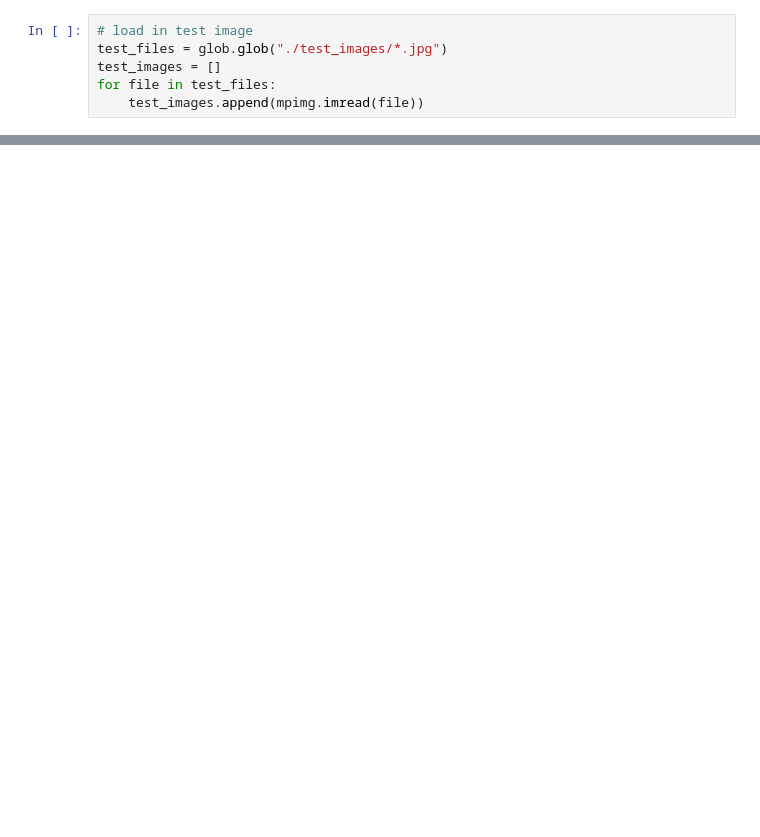
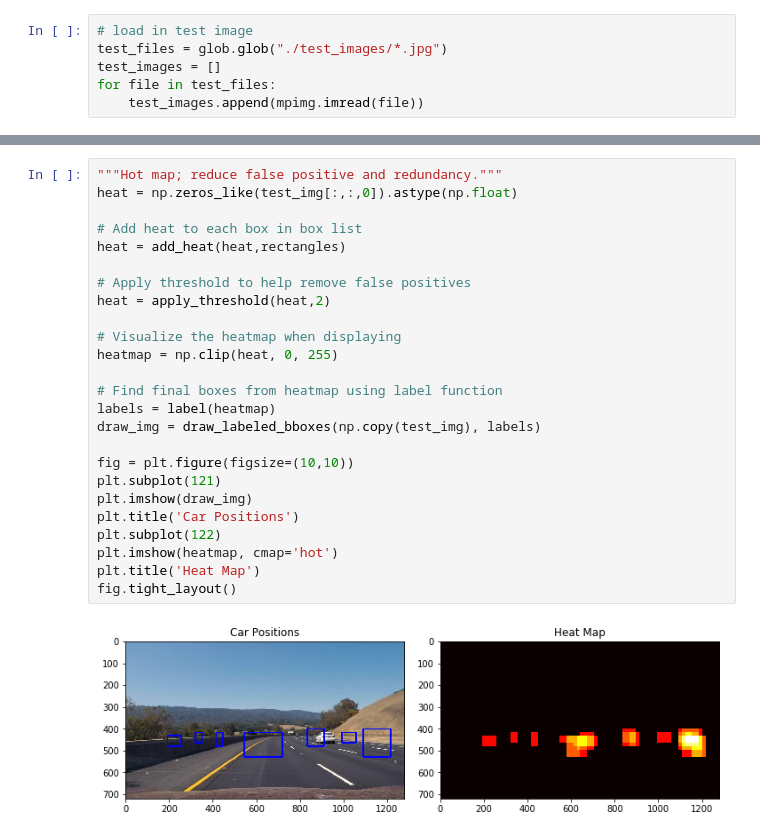
Before and after one commit to nqiao/Vehicle-Detection, a Jupyter notebook: Vehicle-Detection.ipynb, the cells around one changed output, grey strips where cells are left out. Drawn from its saved outputs; the diff is of its cells as text; blank space fills up the shorter version.

```diff
--- a/Vehicle-Detection.ipynb
+++ b/Vehicle-Detection.ipynb
@@ -579,0 +766,27 @@ fig.tight_layout()
+# %%
+"""Hot map; reduce false positive and redundancy."""
+heat = np.zeros_like(test_img[:,:,0]).astype(np.float)
+
+# Add heat to each box in box list
+heat = add_heat(heat,rectangles)
+
+# Apply threshold to help remove false positives
+heat = apply_threshold(heat,2)
+
+# Visualize the heatmap when displaying
+heatmap = np.clip(heat, 0, 255)
+
+# Find final boxes from heatmap using label function
+labels = label(heatmap)
+draw_img = draw_labeled_bboxes(np.copy(test_img), labels)
+
+fig = plt.figure(figsize=(10,10))
+plt.subplot(121)
+plt.imshow(draw_img)
+plt.title('Car Positions')
+plt.subplot(122)
+plt.imshow(heatmap, cmap='hot')
+plt.title('Heat Map')
+fig.tight_layout()
+# %% [output]
+[figure, added]
```
Also changed, not shown: parts of 11 cells of this notebook.
